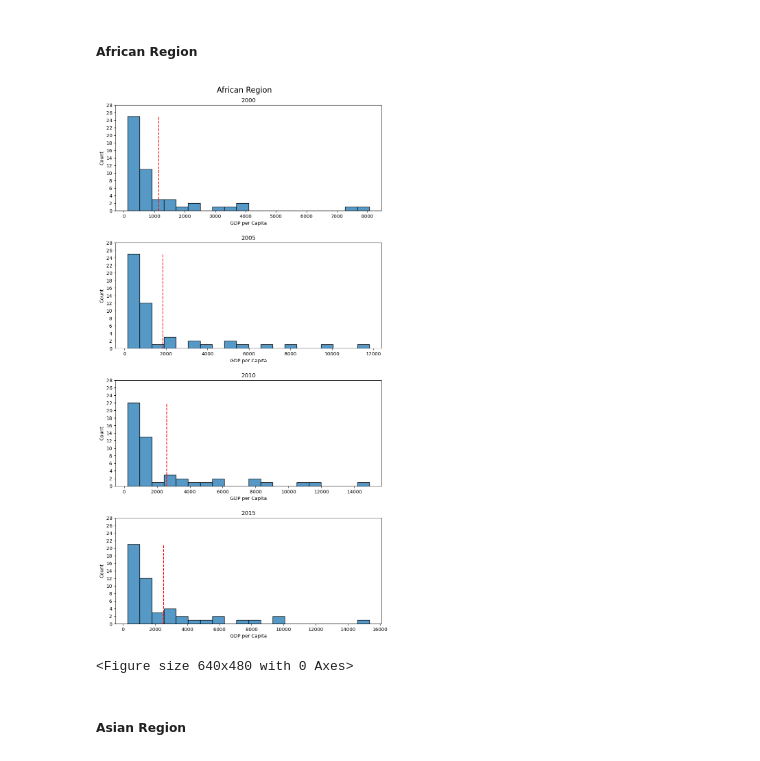
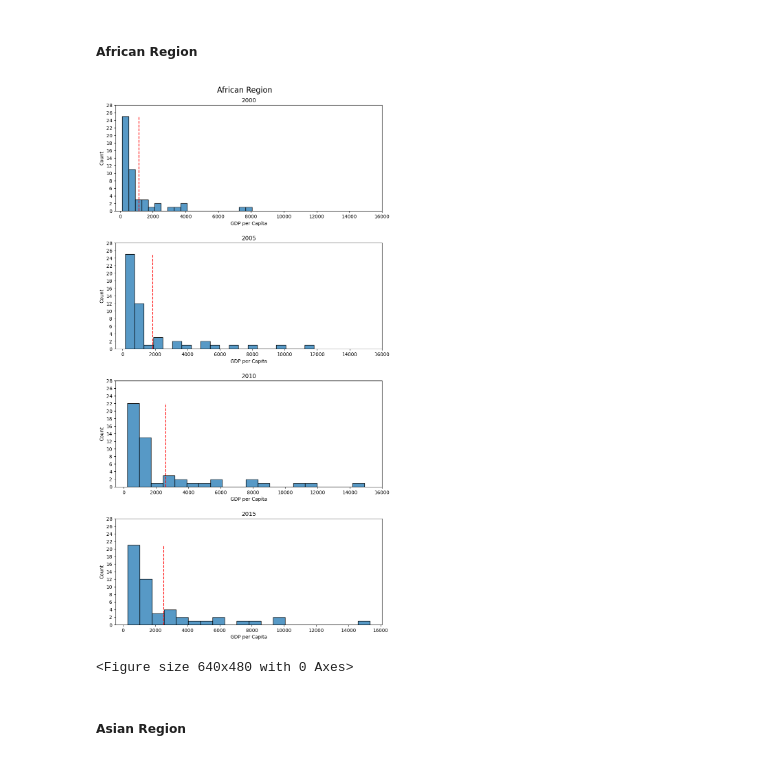
Before and after one commit to WVDevCode/Life_Expectancy_and_GDP, a Jupyter notebook: Notebooks/descriptive_analysis.ipynb, the cells around one changed output. Saved outputs shown, nothing was run; the diff lists cells and outputs as text; code cells hidden in the pictures.

```diff
--- a/Notebooks/descriptive_analysis.ipynb
+++ b/Notebooks/descriptive_analysis.ipynb
@@ -1017,34 +1035,38 @@ ax[0].set_title('2000')
 ax[0].vlines(descriptive_stats_gdp_africa['mean'][descriptive_stats_gdp_africa['year'] == 2000], 0, 25, colors='red', linestyles='--')
 ax[0].set_xlabel('GDP per Capita')
 ax[0].set_xlim()
+ax[0].set_xticks(range(0, 17000, 2000))
 ax[0].set_yticks(range(0, 30, 2))
 
 sns.histplot(african_region['gdp_per_capita'][african_region['year'] == 2005], bins=20, ax=ax[1])
 ax[1].vlines(descriptive_stats_gdp_africa['mean'][descriptive_stats_gdp_africa['year'] == 2005], 0, 25, colors='red', linestyles='--')
 ax[1].set_title('2005')
 ax[1].set_xlabel('GDP per Capita')
 ax[1].set_xlim()
+ax[1].set_xticks(range(0, 17000, 2000))
 ax[1].set_yticks(range(0, 30, 2))
 
 sns.histplot(african_region['gdp_per_capita'][african_region['year'] == 2010], bins=20, ax=ax[2])
 ax[2].vlines(descriptive_stats_gdp_africa['mean'][descriptive_stats_gdp_africa['year'] == 2010], 0, 22, colors='red', linestyles='--')
 ax[2].set_title('2010')
 ax[2].set_xlabel('GDP per Capita')
 ax[2].set_xlim()
+ax[2].set_xticks(range(0, 17000, 2000))
 ax[2].set_yticks(range(0, 30, 2))
 
 sns.histplot(african_region['gdp_per_capita'][african_region['year'] == 2015], bins=20, ax=ax[3])
 ax[3].vlines(descriptive_stats_gdp_africa['mean'][descriptive_stats_gdp_africa['year'] == 2015], 0, 21, colors='red', linestyles='--')
 ax[3].set_title('2015')
 ax[3].set_xlabel('GDP per Capita')
 ax[3].set_xlim()
+ax[3].set_xticks(range(0, 17000, 2000))
 ax[3].set_yticks(range(0, 30, 2))
 
 
 plt.show()
 plt.clf()
 # %% [output]
-[figure, old version]
+[figure, new version]
 <Figure size 640x480 with 0 Axes>
 # %% [markdown]
 ##### Asian Region
```
Also changed, not shown: parts of 14 cells of this notebook, 19 other files.
